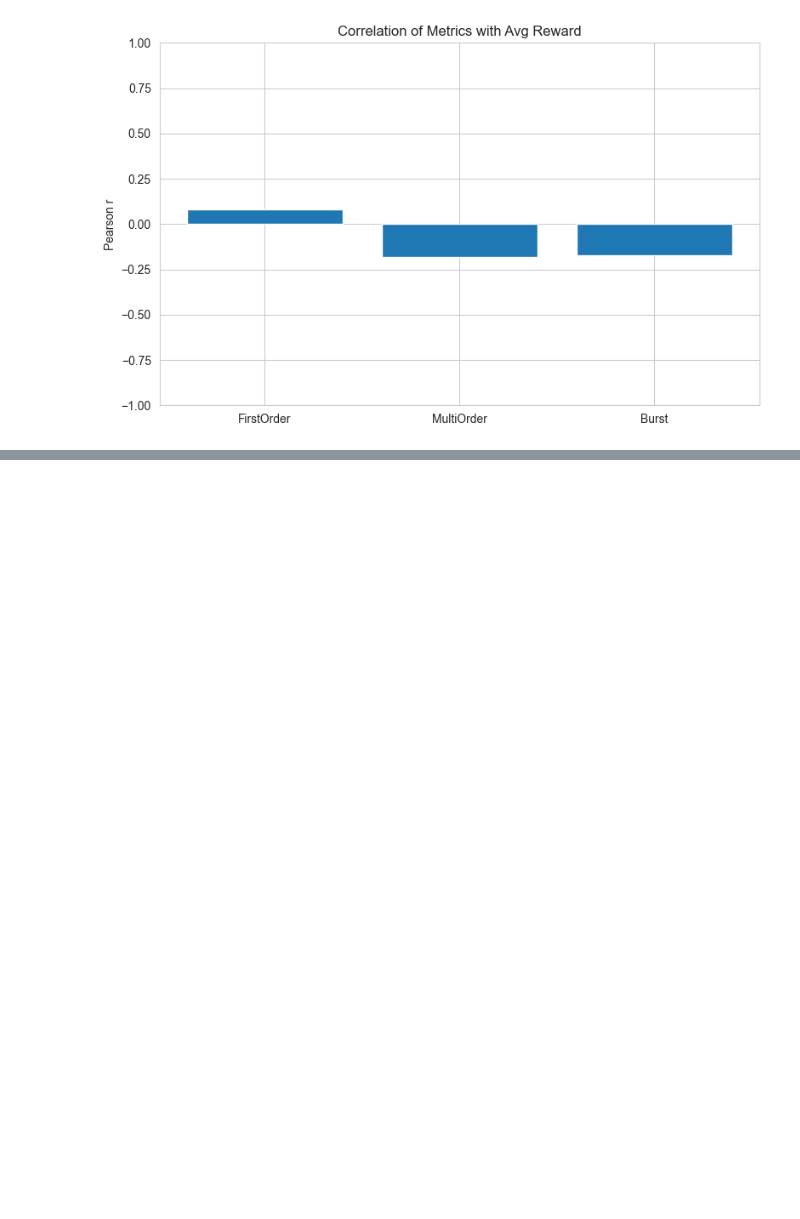
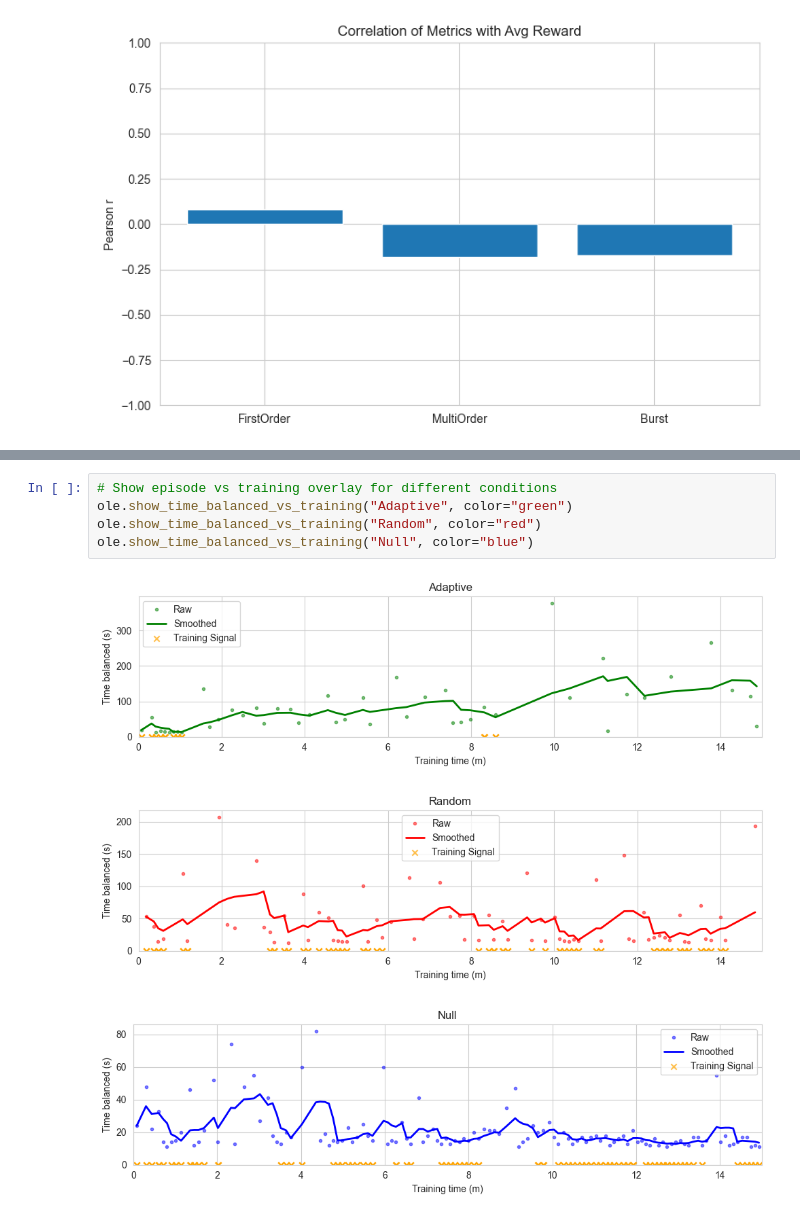
Before and after one commit to JamesVLF/OrganoidLearning, a Jupyter notebook: goatpole.ipynb, the cells around one changed output, grey strips where cells are left out. Cells and saved outputs as stored; diff of their text form; blank space fills up the shorter version.

```diff
--- a/goatpole.ipynb
+++ b/goatpole.ipynb
@@ -303,0 +324,9 @@ ole.show_metric_correlation_plot(df)
+# %%
+# Show episode vs training overlay for different conditions
+ole.show_time_balanced_vs_training("Adaptive", color="green")
+ole.show_time_balanced_vs_training("Random", color="red")
+ole.show_time_balanced_vs_training("Null", color="blue")
+# %% [output]
+[figure, added]
+[figure, added]
+[figure, added]
```
Also changed, not shown: parts of 13 cells of this notebook, 7 other files.
